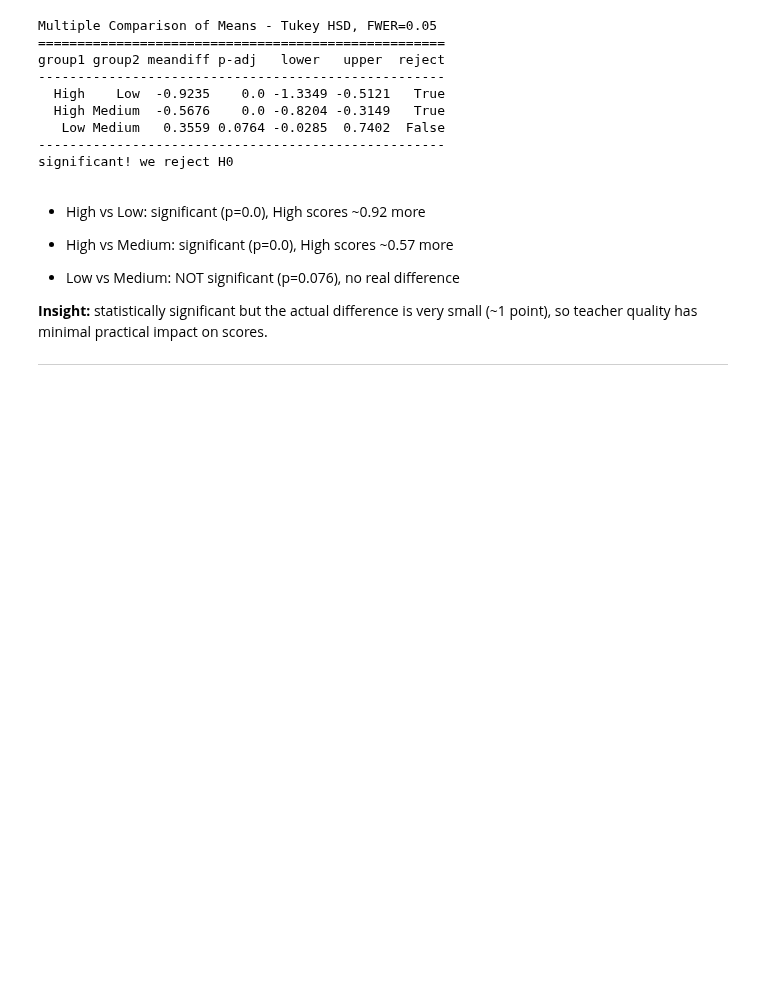
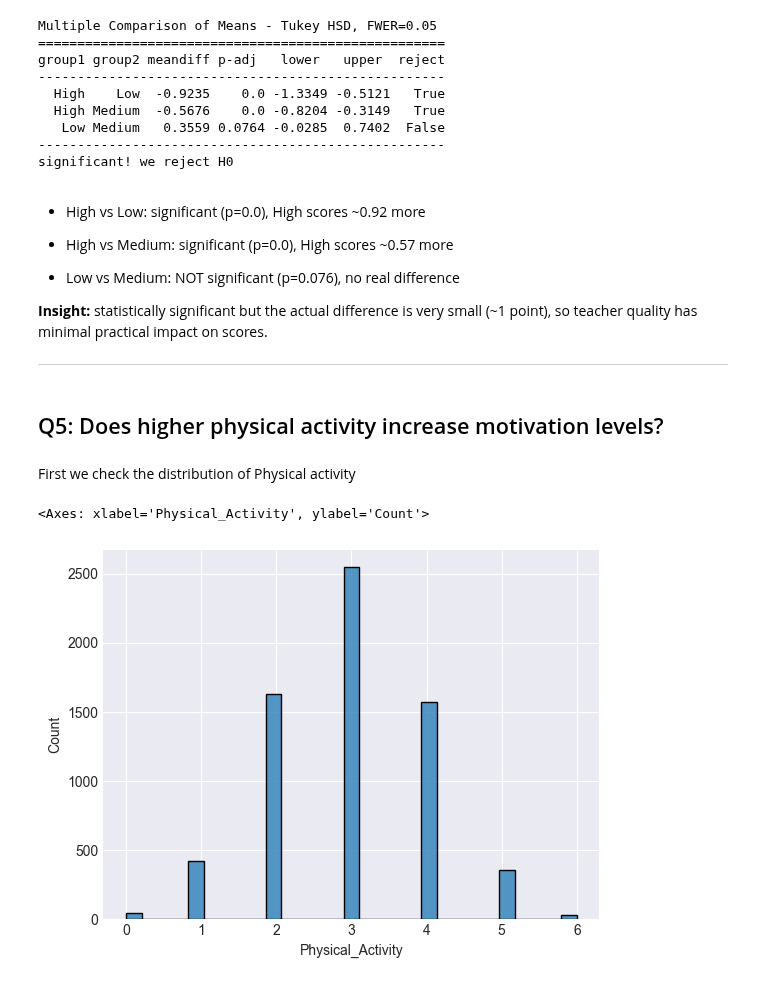
Before and after one commit to TurkiOmran/AAI, a Jupyter notebook: student/project/p2/notebooks/p2_students_exam.ipynb, the cells around one changed output. Saved outputs shown, nothing was run; the diff lists cells and outputs as text; code cells hidden in the pictures; blank space fills up the shorter version.

```diff
--- a/student/project/p2/notebooks/p2_students_exam.ipynb
+++ b/student/project/p2/notebooks/p2_students_exam.ipynb
@@ -252,3 +254,13 @@ significant! we reject H0
   **Insight:** statistically significant but the actual difference is very small (~1 point), so teacher quality has minimal practical impact on scores.
 
   ---
+# %% [markdown]
+## Q5: Does higher physical activity increase motivation levels?
+# %% [markdown]
+First we check the distribution of Physical activity
+# %%
+
+sns.histplot(data=df,x='Physical_Activity')
+# %% [output]
+<Axes: xlabel='Physical_Activity', ylabel='Count'>
+[figure, added]
```
Also changed, not shown: parts of 15 cells of this notebook.
